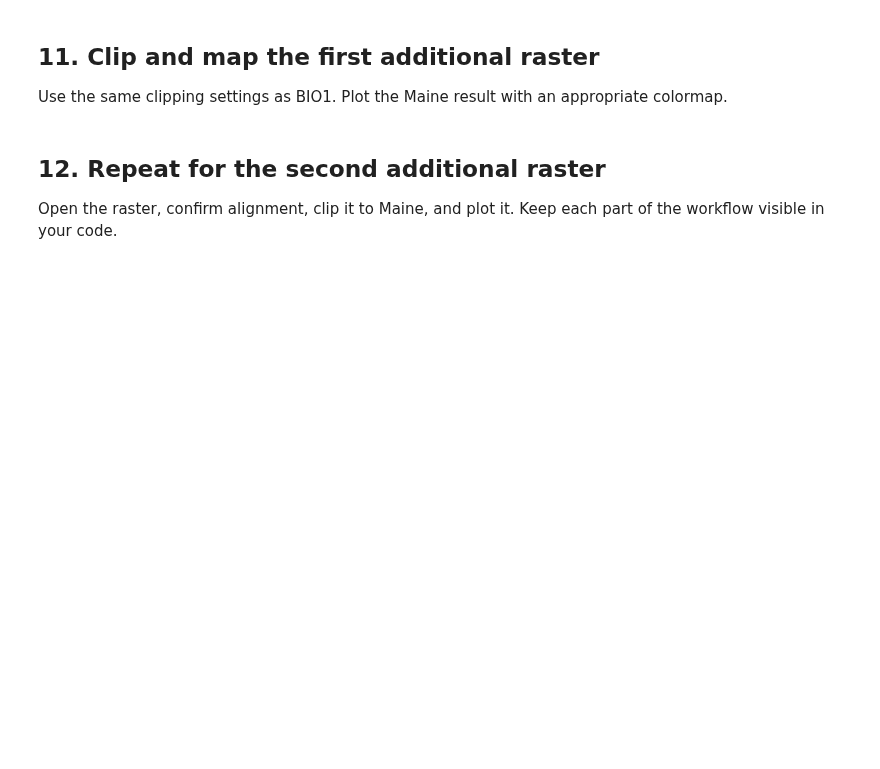
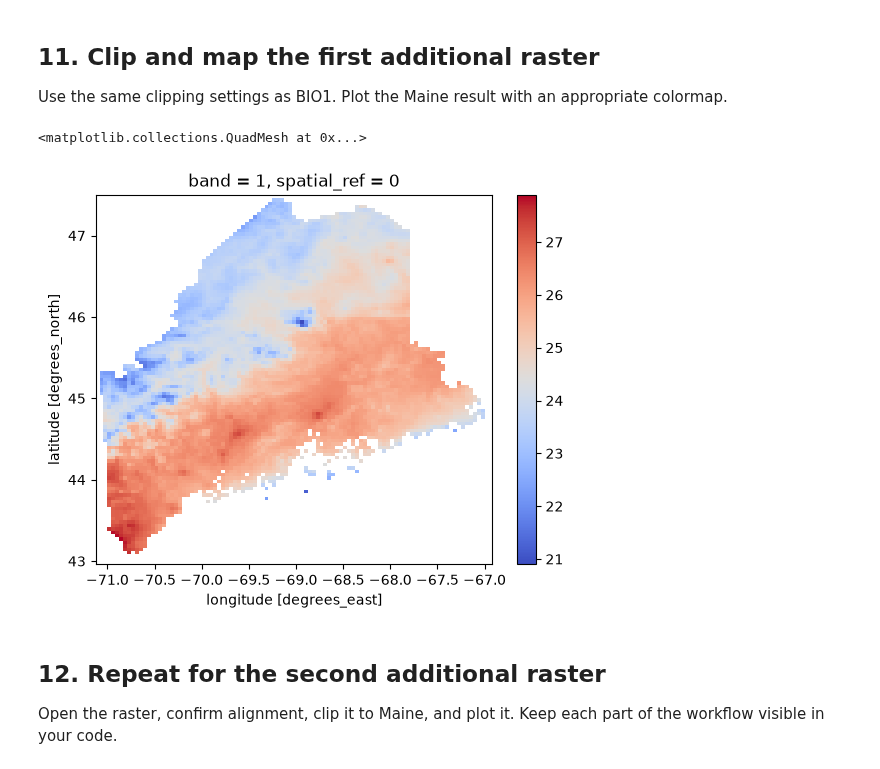
Before and after one commit to elizadstein/BIO597-SpatialBiodiversity, a Jupyter notebook: docs/assignments/Assignment-05-RasterData.ipynb, the cells around one changed output. Cells and saved outputs as stored; diff of their text form; code cells hidden in the pictures; blank space fills up the shorter version.

```diff
--- a/docs/assignments/Assignment-05-RasterData.ipynb
+++ b/docs/assignments/Assignment-05-RasterData.ipynb
@@ -119,5 +196,18 @@ Do not choose variables only because they are available. Give a short biological
 
 Build its filename, open it with `masked=True`, and inspect its CRS, shape, resolution, and bounds.
 # %%
-# Open your first additional raster.
-# Inspect its metadata.
+# Open raster
+bio5_path = bioclim_path / "wc2.1_2.5m_bio_5.tif"
+bio5 = rxr.open_rasterio(
+    bio5_path,
+    masked=True,
+)
+
+# inspect metadata
+print("dimensions: ", bio5.dims)
+print("shape: ", bio5.shape)
+print("data type: ", bio5.dtype)
+print("crs: ", bio5.rio.crs)
+print("resolution: ", bio5.rio.resolution())
+print("bounds: ", bio5.rio.bounds())
+print("nodata: ", bio5.rio.nodata)
@@ -132,7 +250,22 @@ Compare CRS, shape, resolution, and bounds. Each comparison should return `True`
 
 Use the same clipping settings as BIO1. Plot the Maine result with an appropriate colormap.
 # %%
-# Clip, squeeze, and plot the first additional raster.
+# clip
+bio5_maine = bio5.rio.clip(
+    maine_boundary.geometry,
+    maine_boundary.crs,
+    drop=True,
+    from_disk=True,
+)
+
+# squeeze
+bio5_maine = bio5_maine.squeeze()
+
+# plot
+bio5_maine.plot(cmap = "coolwarm")
+# %% [output]
+<matplotlib.collections.QuadMesh at 0x...>
+[figure, added]
 # %% [markdown]
 ## 12. Repeat for the second additional raster
 
```
Also changed, not shown: parts of 34 cells of this notebook, 1 other file.
